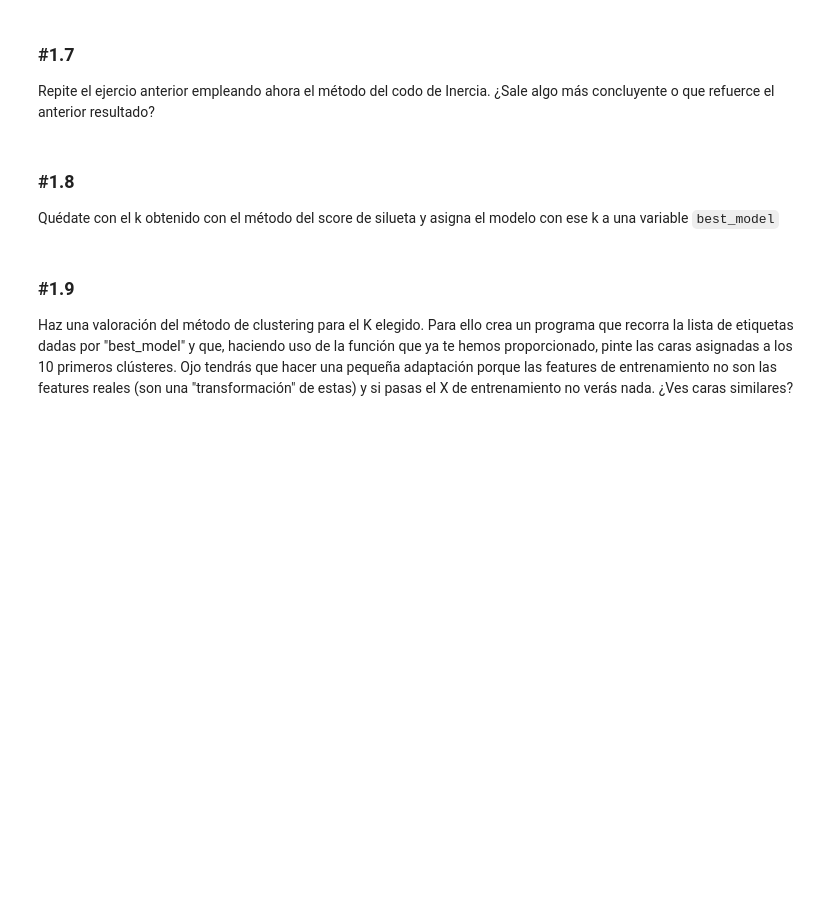
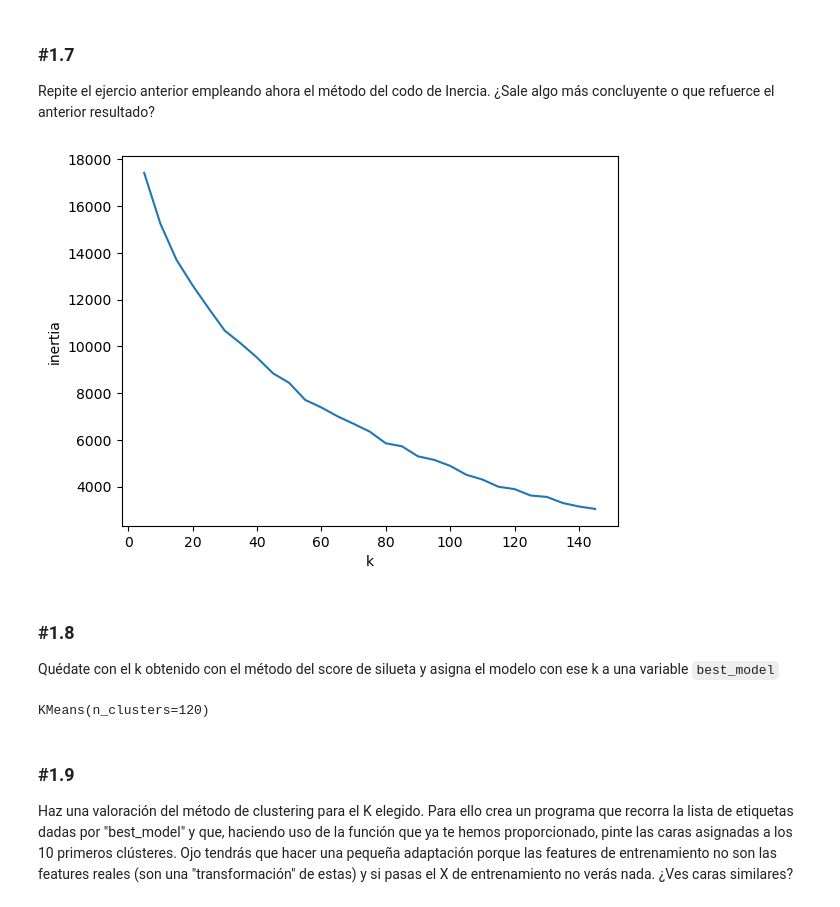
Before and after one commit to vrieraj/ONLINE_DS_THEBRIDGE_Ejercicios, a Jupyter notebook: 04_Machine_Learning/Sprint_13/Unidad_01/Practica_Obligatoria/18_Practica_Obligatoria_Clustering_I.ipynb, the cells around one changed output. Drawn from its saved outputs; the diff is of its cells as text; code cells hidden in the pictures; blank space fills up the shorter version.

```diff
--- a/04_Machine_Learning/Sprint_13/Unidad_01/Practica_Obligatoria/18_Practica_Obligatoria_Clustering_I.ipynb
+++ b/04_Machine_Learning/Sprint_13/Unidad_01/Practica_Obligatoria/18_Practica_Obligatoria_Clustering_I.ipynb
@@ -138,10 +186,25 @@ Aquí viene la parte del león. A continuación, agrupa las imágenes utilizando
 ### #1.7
 
 Repite el ejercio anterior empleando ahora el método del codo de Inercia. ¿Sale algo más concluyente o que refuerce el anterior resultado?
+# %%
+inertia = {}
+for k in range(5,150,5):
+    cluster = KMeans(n_clusters=k)
+    cluster.fit(X_train_pca)
+    inertia[k] = cluster.inertia_
+# %%
+sns.lineplot(pd.DataFrame({'k':inertia.keys(), 'inertia':inertia.values()}), x='k', y='inertia');
+# %% [output]
+[figure, added]
 # %% [markdown]
 ### #1.8
 
 Quédate con el k obtenido con el método del score de silueta y asigna el modelo con ese k a una variable `best_model`
+# %%
+best_model = KMeans(n_clusters=120)
+best_model.fit(X_train_pca)
+# %% [output]
+KMeans(n_clusters=120)
 # %% [markdown]
 ### #1.9
 
```
Also changed, not shown: parts of 13 cells of this notebook.
